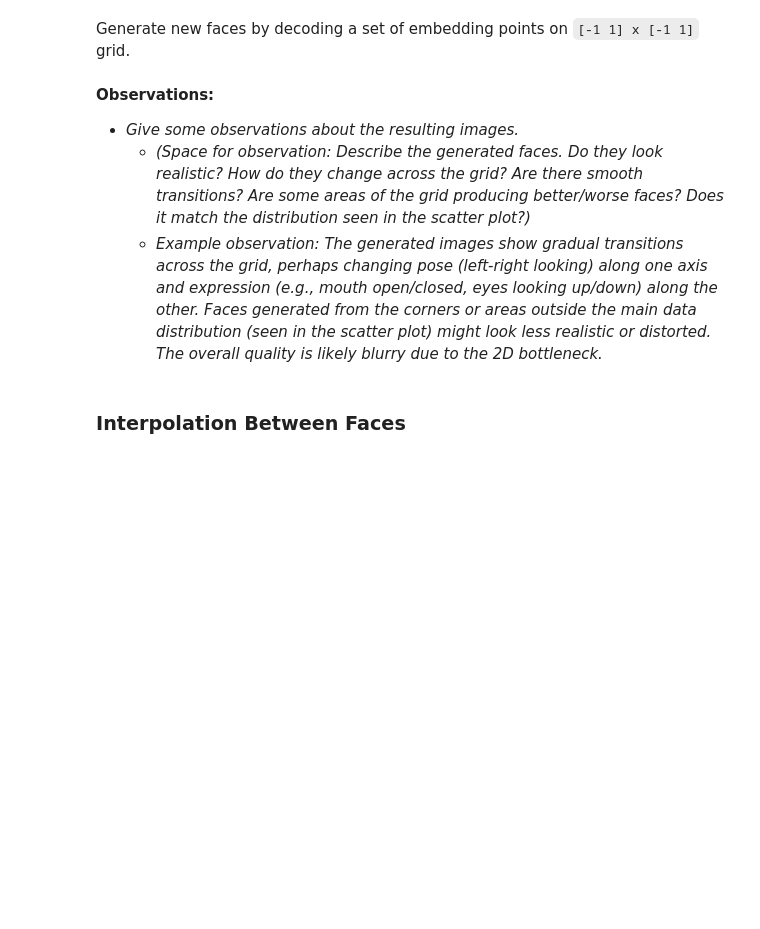
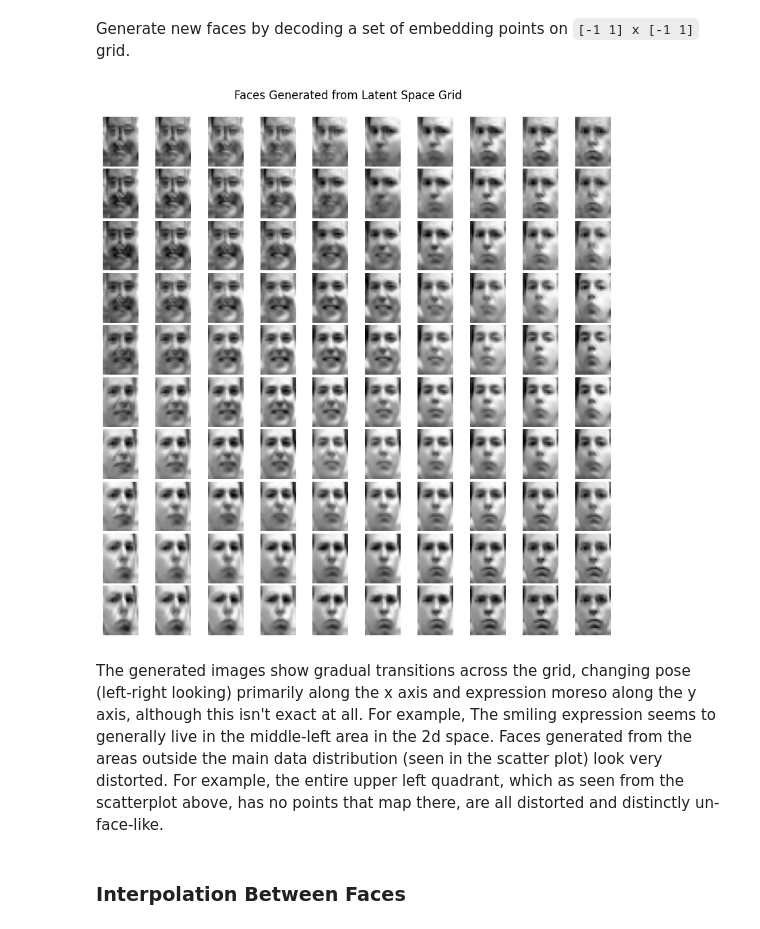
Before and after one commit to bshowell0/csc587, a Jupyter notebook: hw2/main.ipynb, the cells around one changed output. Saved outputs shown, nothing was run; the diff lists cells and outputs as text; code cells hidden in the pictures; blank space fills up the shorter version.

```diff
--- a/hw2/main.ipynb
+++ b/hw2/main.ipynb
@@ -285,33 +276,30 @@ plt.show()
 # %% [markdown]
 Generate new faces by decoding a set of embedding points on `[-1 1] x [-1 1]` grid.
 # %%
-# Define the grid dimensions
-n_points = 15 # Create a 15x15 grid
+n_points = 10 # create 10x10 grid
 grid_x = np.linspace(-1.0, 1.0, n_points)
-grid_y = np.linspace(-1.0, 1.0, n_points)
+grid_y = np.linspace(1.0, -1.0, n_points)
 
 plt.figure(figsize=(10, 10))
-# Loop through grid points, decode, and display
 for i, yi in enumerate(grid_y):
     for j, xi in enumerate(grid_x):
-        # Create latent vector for this grid point
+        # create latent vector for this grid point
         latent_vector = np.array([[xi, yi]])
-        # Decode the latent vector
-        generated_image = decoder_mlp.predict(latent_vector, verbose=0) # verbose=0 to avoid progress bars
-        # Display the generated image (scaled back to [0, 1])
+        # decode
+        generated_image = decoder_mlp.predict(latent_vector, verbose=0)
+        # display the generated image
         ax = plt.subplot(n_points, n_points, i * n_points + j + 1)
-        plt.imshow((generated_image[0] + 1.0) / 2.0) # Scale back from [-1, 1] to [0, 1]
+        plt.imshow((generated_image[0] + 1.0) / 2.0)
         plt.axis('off')
 
 plt.suptitle("Faces Generated from Latent Space Grid", y=0.92)
 plt.subplots_adjust(wspace=0.05, hspace=0.05)
 plt.show()
+# %% [output]
+[figure, added]
 # %% [markdown]
-**Observations:**
-
-*   *Give some observations about the resulting images.*
-    *   *(Space for observation: Describe the generated faces. Do they look realistic? How do they change across the grid? Are there smooth transitions? Are some areas of the grid producing better/worse faces? Does it match the distribution seen in the scatter plot?)*
-    *   *Example observation: The generated images show gradual transitions across the grid, perhaps changing pose (left-right looking) along one axis and expression (e.g., mouth open/closed, eyes looking up/down) along the other. Faces generated from the corners or areas outside the main data distribution (seen in the scatter plot) might look less realistic or distorted. The overall quality is likely blurry due to the 2D bottleneck.*
+The generated images show gradual transitions across the grid, changing pose (left-right looking) primarily along the x axis and expression moreso along the y axis, although this isn't exact at all. For example, The smiling expression seems to generally live in the middle-left area in the 2d space.
+Faces generated from the areas outside the main data distribution (seen in the scatter plot) look very distorted. For example, the entire upper left quadrant, which as seen from the scatterplot above, has no points that map there, are all distorted and distinctly un-face-like.
 # %% [markdown]
 ### Interpolation Between Faces
 # %% [markdown]
```
Also changed, not shown: parts of 10 cells of this notebook.
